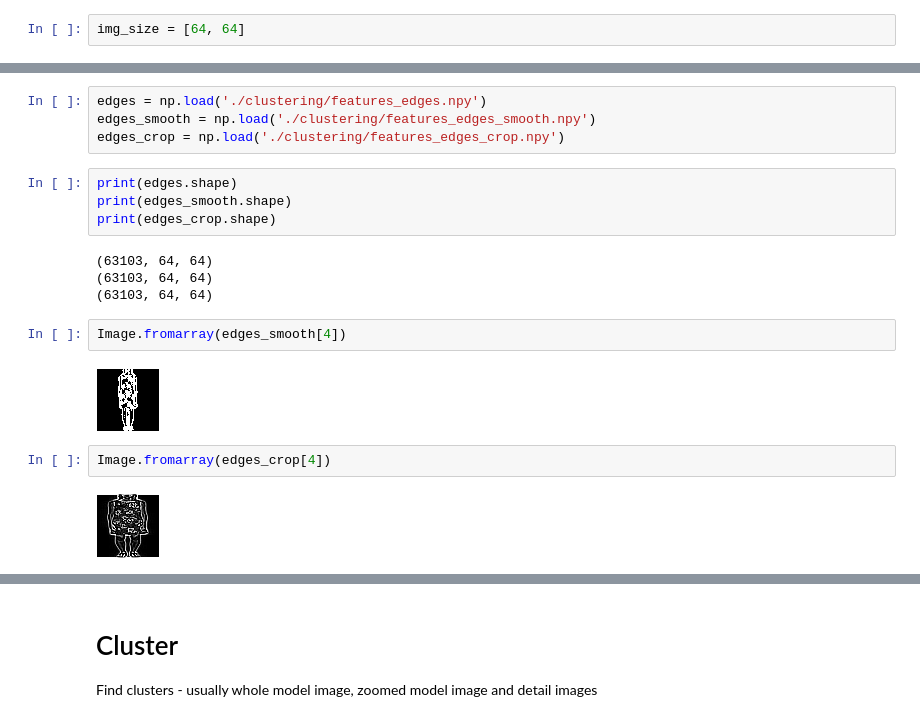
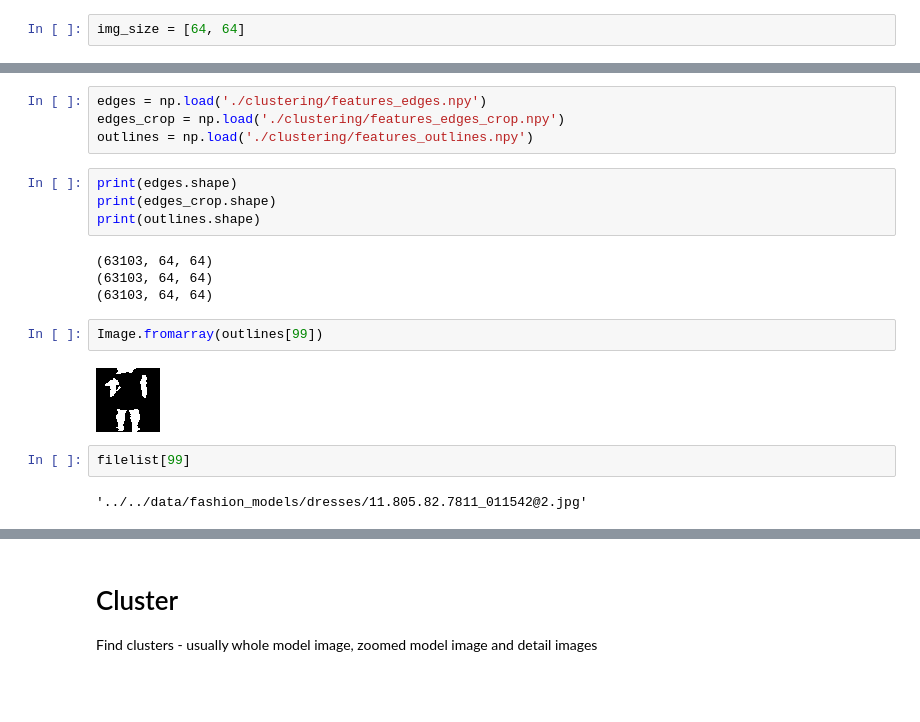
Before and after one commit to sonynka/fashion_gan, a Jupyter notebook: cluster_model_images.ipynb, the cells around one changed output, grey strips where cells are left out. Cells and saved outputs as stored; diff of their text form; blank space fills up the shorter version.

```diff
--- a/cluster_model_images.ipynb
+++ b/cluster_model_images.ipynb
@@ -124,21 +109,21 @@ np.save('./clustering/features_edges_crop.npy', edges_crop)
 60000
 # %%
 edges = np.load('./clustering/features_edges.npy')
-edges_smooth = np.load('./clustering/features_edges_smooth.npy')
 edges_crop = np.load('./clustering/features_edges_crop.npy')
+outlines = np.load('./clustering/features_outlines.npy')
 # %%
 print(edges.shape)
-print(edges_smooth.shape)
 print(edges_crop.shape)
+print(outlines.shape)
 # %% [output]
 (63103, 64, 64)
 (63103, 64, 64)
 (63103, 64, 64)
 # %%
-Image.fromarray(edges_smooth[4])
+Image.fromarray(outlines[99])
 # %% [output]
-[figure, old version]
+[figure, new version]
-# %%
-Image.fromarray(edges_crop[4])
-# %% [output]
-[figure, removed]
+# %%
+filelist[99]
+# %% [output]
+'../../data/fashion_models/dresses/11.805.82.7811_011542@2.jpg'
```
Also changed, not shown: parts of 25 cells of this notebook, 17 other files.
